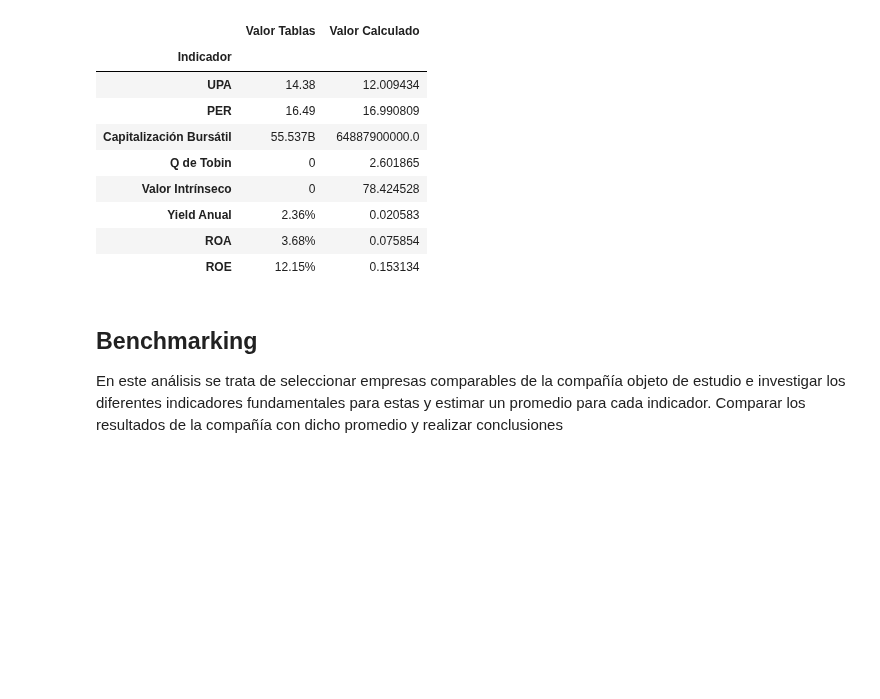
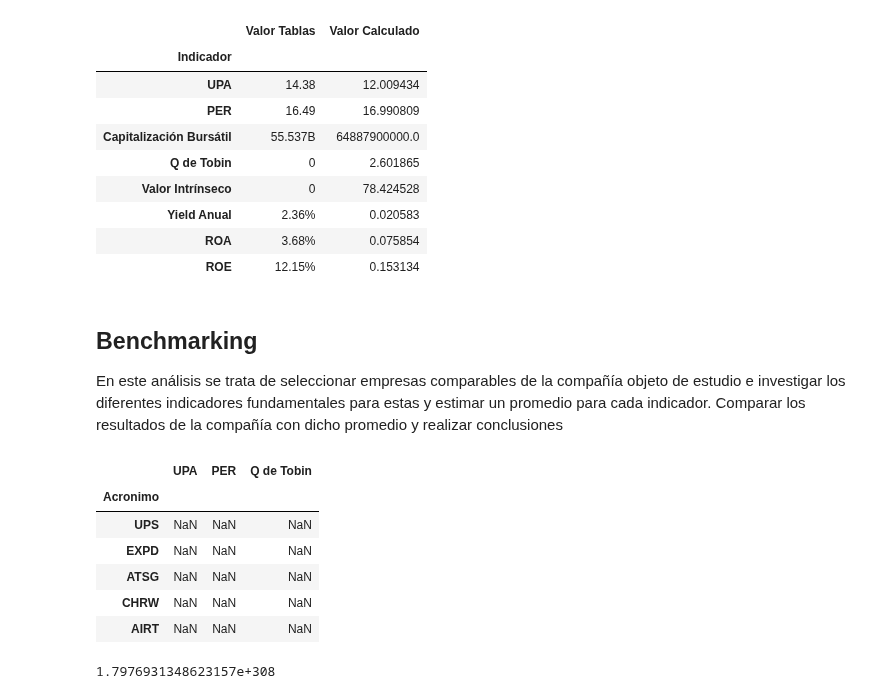
Before and after one commit to gabilang12/finanzas_corporativas, a Jupyter notebook: fc_parte_6.ipynb, the cells around one changed output. Cells and saved outputs as stored; diff of their text form; code cells hidden in the pictures; blank space fills up the shorter version.

```diff
--- a/fc_parte_6.ipynb
+++ b/fc_parte_6.ipynb
@@ -620,6 +619,24 @@ En este análisis se trata de seleccionar empresas comparables de la compañía
 # %%
 #datos a trabajar
 tabla_benchmark = pd.DataFrame()
 tabla_benchmark['Acronimo'] = None
+tabla_benchmark['UPA'] = None
 tabla_benchmark['PER'] = None
 tabla_benchmark['Q de Tobin'] = None
+acronimos_empresas = ['UPS', 'EXPD', 'ATSG', 'CHRW', 'AIRT']
+tabla_benchmark['Acronimo'] = acronimos_empresas
+tabla_benchmark = tabla_benchmark.set_index('Acronimo')
+tabla_benchmark
+# %% [output]
+|  | UPA | PER | Q de Tobin |
+| Acronimo |  |  |  |
+| UPS | NaN | NaN | NaN |
+| EXPD | NaN | NaN | NaN |
+| ATSG | NaN | NaN | NaN |
+| CHRW | NaN | NaN | NaN |
+| AIRT | NaN | NaN | NaN |
+# %%
+import sys
+sys.float_info.max
+# %% [output]
+1.7976931348623157e+308
```
Also changed, not shown: parts of 5 cells of this notebook.
